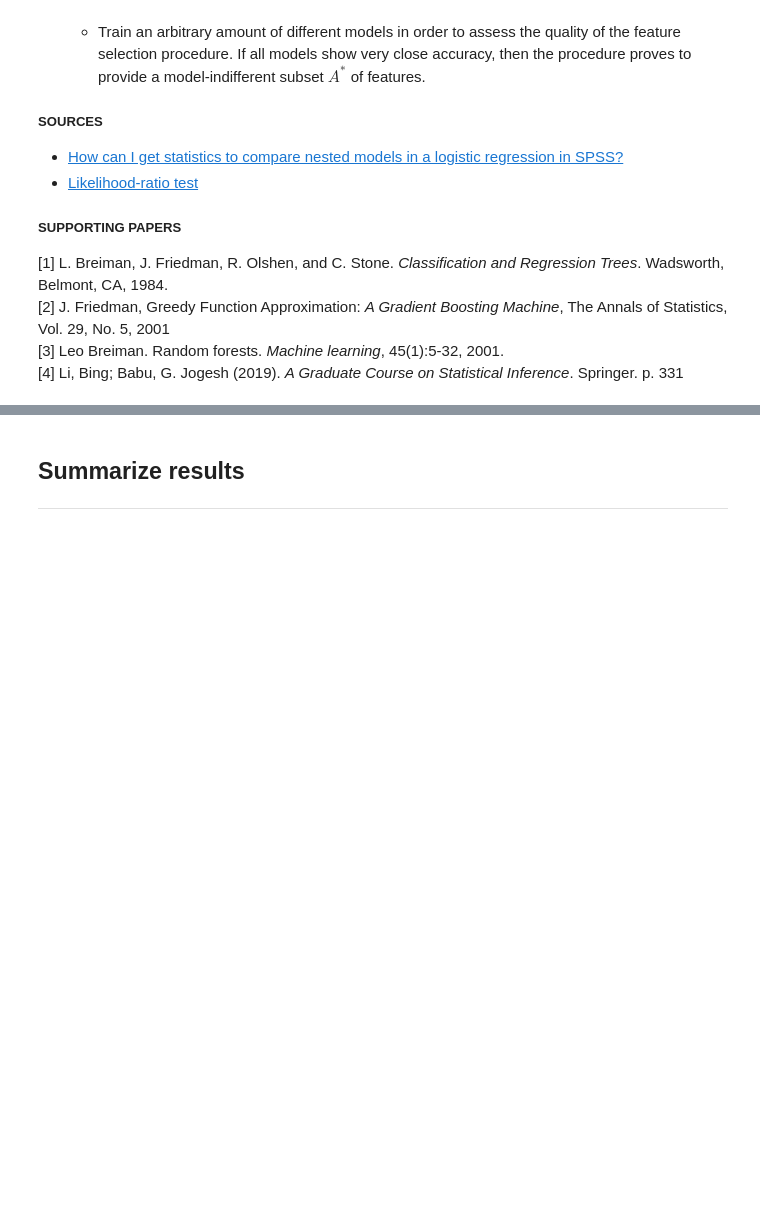
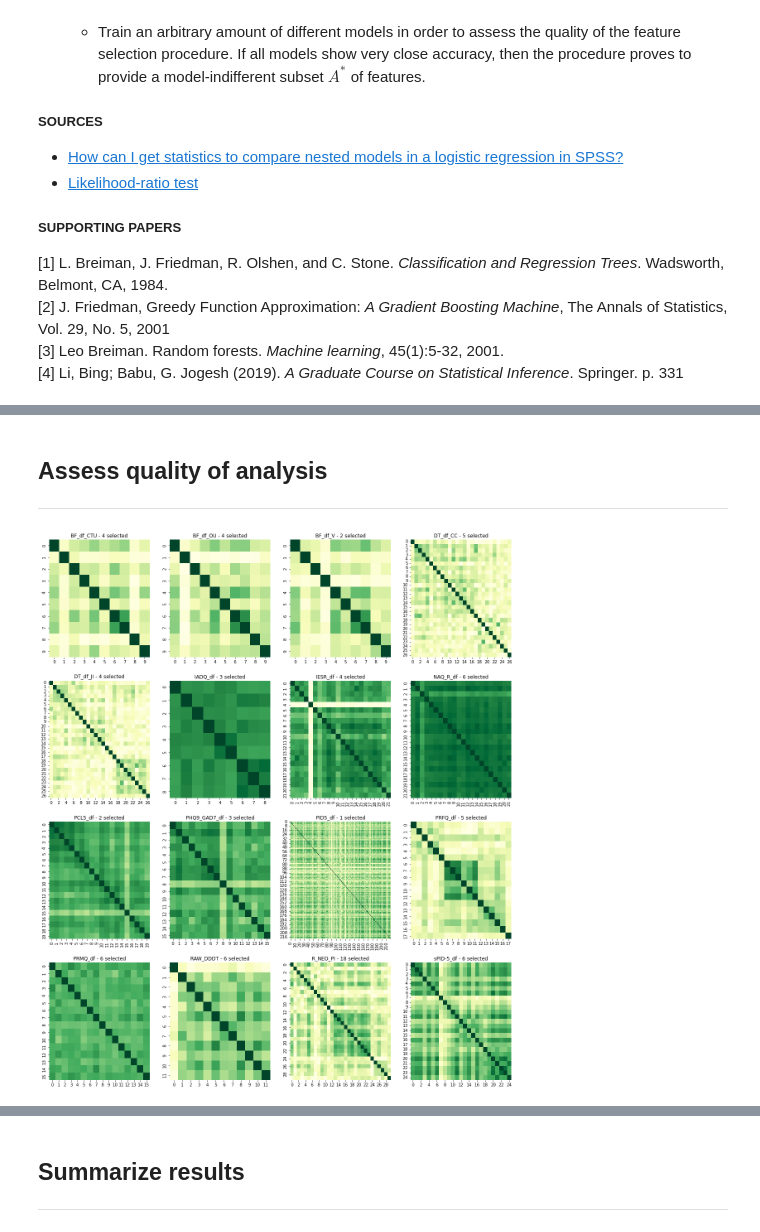
Before and after one commit to MattiaBrocco/Model-agnostic-feature-selection, a Jupyter notebook: CBSD Project MB.ipynb, the cells around one changed output, grey strips where cells are left out. Cells and saved outputs as stored; diff of their text form; code cells hidden in the pictures; blank space fills up the shorter version.

Commit message:
Deepened analysis & replace 'feather' with 'parquet'

```diff
--- a/CBSD Project MB.ipynb
+++ b/CBSD Project MB.ipynb
@@ -98,7 +98,7 @@ The goal is to find a stable subset of features across datasets that performs ro
 ### PIPELINE
 # Organize datasets
 data_collection = {}
-for dataset in [f for f in os.listdir(data_dir) if "feather" in f]:
+for dataset in [f for f in os.listdir(data_dir) if "parquet" in f]:
     print(dataset.split(".")[0])
     a, b, c, d = Classification().prepare_data(f"{data_dir}\\{dataset}", "CONDITION")
     e = Classification().variable_selection(a, b, c, d)
@@ -126,3 +126,20 @@ Random Forest          0.964744
 Neural Network         0.961538
 dtype: float64
 --------------------------------------------------
+# %% [markdown]
+## Assess quality of analysis
+***
+# %%
+# Compare with correlation matrices
+# The greener the higher the correlation
+f0, ax0 = plt.subplots(4, 4, figsize = (20, 24))
+for n, k in enumerate(data_collection.keys()):
+
+    sns.heatmap(pd.DataFrame(data_collection[k][0]).corr().abs(),
+                vmin = 0, vmax = 1, cmap = "YlGn",
+                cbar = False, ax = ax0[n//4, n%4])
+    ax0[n//4, n%4].set_title("{} - {} selected"\
+                             .format(k, len(data_collection[k][-2]["Features"])))
+plt.show()
+# %% [output]
+[figure, added]
```
Also changed, not shown: parts of 11 cells of this notebook, 33 other files.
